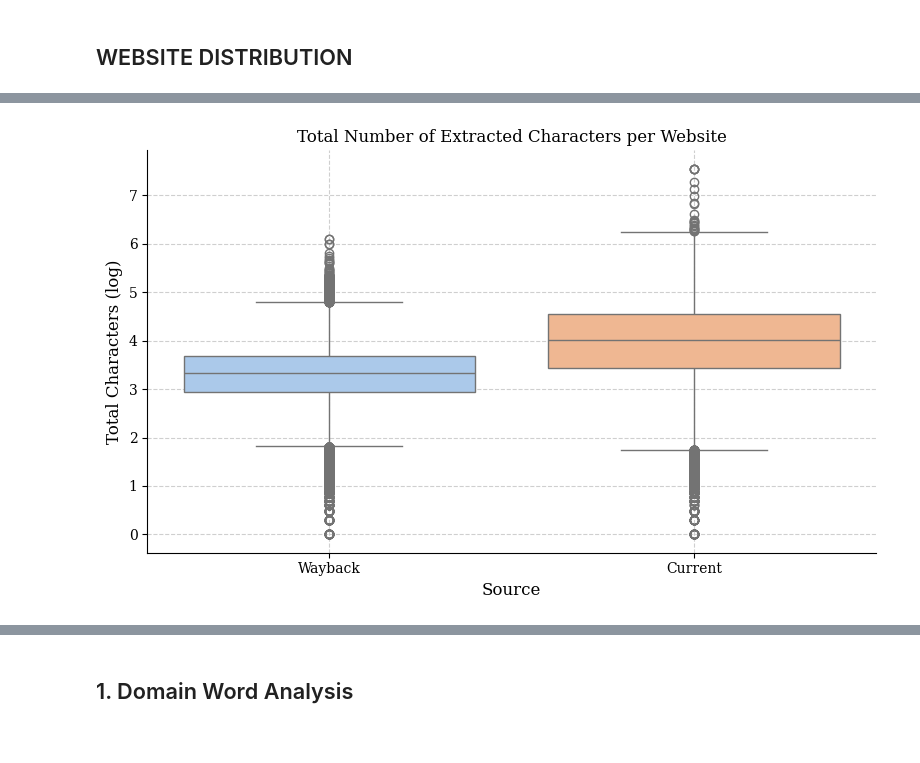
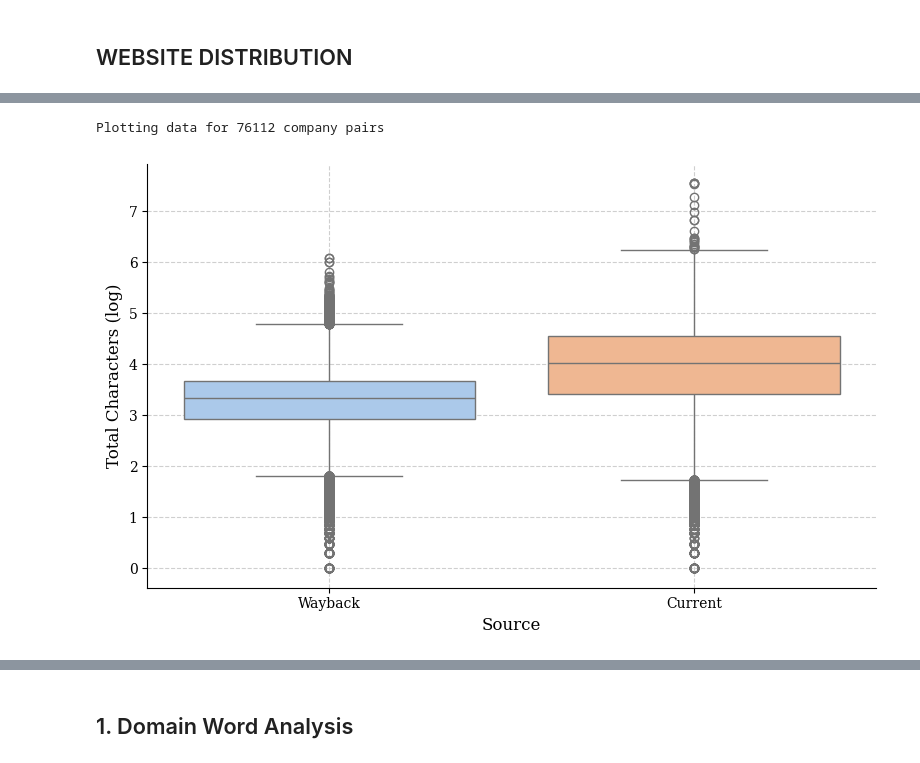
Before and after one commit to MaBlock7/company_success_prediction, a Jupyter notebook: notebooks/summary_statistics.ipynb, the cells around one changed output, grey strips where cells are left out. Cells and saved outputs as stored; diff of their text form; code cells hidden in the pictures.

```diff
--- a/notebooks/summary_statistics.ipynb
+++ b/notebooks/summary_statistics.ipynb
@@ -171,11 +177,11 @@ sns.heatmap(
 )
 
 # Axis labels and formatting
-ax.set_title("Share of LLM-Parsed Entries by Canton and Year")
+# ax.set_title("Share of LLM-Parsed Entries by Canton and Year")
 ax.set_xlabel("Year")
 ax.set_ylabel("Canton")
 
 # Tight layout for publication
 plt.tight_layout()
-plt.savefig('../reports/figures/summary_heatmap.png')
+plt.savefig('./reports/figures/summary_heatmap.png')
 # %% [output]
@@ -321,5 +311,6 @@ df_current
 # %%
 df_current = df_current.add_prefix(prefix='current_').rename(columns={'current_ehraid': 'ehraid'})
 df_wayback = df_wayback.add_prefix(prefix='wayback_').rename(columns={'wayback_ehraid': 'ehraid'})
+df_wayback['wayback_scraping_date'] = pd.to_datetime(df_wayback['wayback_scraping_date'], format='%Y%m%d%H%M%S')
 
-df = df_current.merge(df_wayback[['ehraid', 'wayback_n_pages', 'wayback_total_text_len', 'wayback_mean_text_len']], on='ehraid')
+df = df_current.merge(df_wayback[['ehraid', 'wayback_scraping_date', 'wayback_n_pages', 'wayback_total_text_len', 'wayback_mean_text_len']], on='ehraid')
@@ -330,32 +341,37 @@ df['wayback_total_text_len'].max()
 # %%
-def plot_character_boxplot(df, wayback_column='wayback_total_text_len', current_column='current_total_text_len'):
+def plot_character_boxplot(df, wayback_column='wayback_total_text_len', current_column='current_total_text_len', date_cutoff=None):
     # Prepare and filter data
+    if date_cutoff:
+        df = df[df['wayback_scraping_date'] > date_cutoff]
+
     df_plot = df[[wayback_column, current_column]].dropna().copy()
     df_plot = df_plot[(df_plot[wayback_column] > 0) & (df_plot[current_column] > 0)]
+    print(f'Plotting data for {len(df_plot)} company pairs')
 
     # Melt for seaborn
     df_melted = df_plot.rename(columns={
         wayback_column: 'Wayback',
         current_column: 'Current'
     }).melt(var_name='Source', value_name='Total Characters')
 
     # Log10 transform
     df_melted['Total Characters'] = np.log10(df_melted['Total Characters'])
 
     # Plot
     fig, ax = plt.subplots(figsize=(8, 5))
     sns.boxplot(x='Source', y='Total Characters', data=df_melted, hue='Source', palette='pastel', legend=False, ax=ax)
 
-    ax.set_title('Total Number of Extracted Characters per Website')
+    # ax.set_title('Total Number of Extracted Characters per Website')
     ax.set_ylabel('Total Characters (log)')
     ax.set_xlabel('Source')
     ax.grid(True, linestyle='--', alpha=0.6)
     ax.spines['top'].set_visible(False)
     ax.spines['right'].set_visible(False)
 
     plt.tight_layout()
     plt.show()
 
 plot_character_boxplot(df)
 # %% [output]
+Plotting data for 76112 company pairs
-[figure, old version]
+[figure, new version]
```
Also changed, not shown: parts of 19 cells of this notebook, 15 other files.
